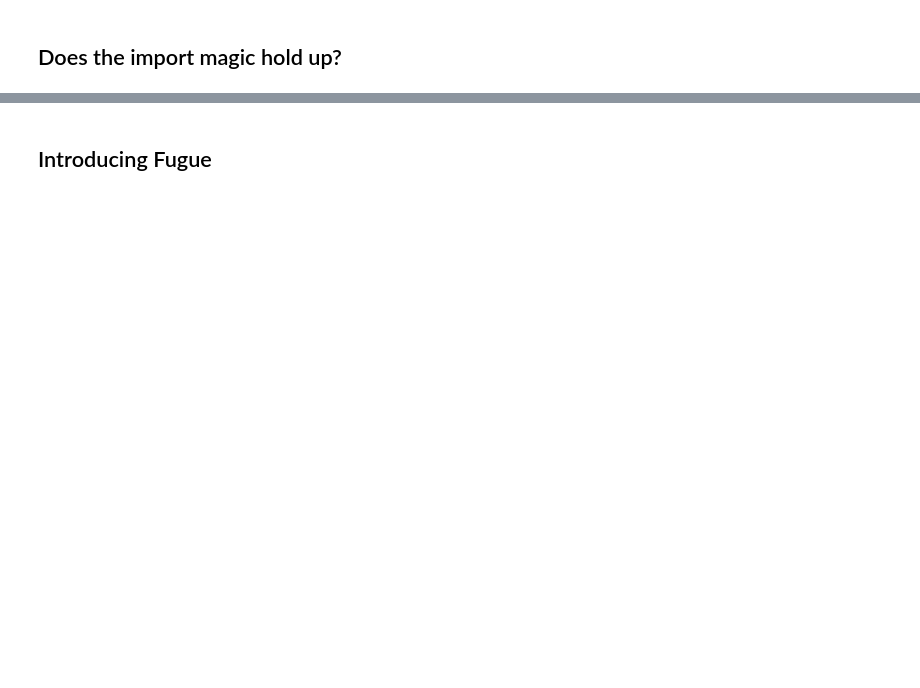
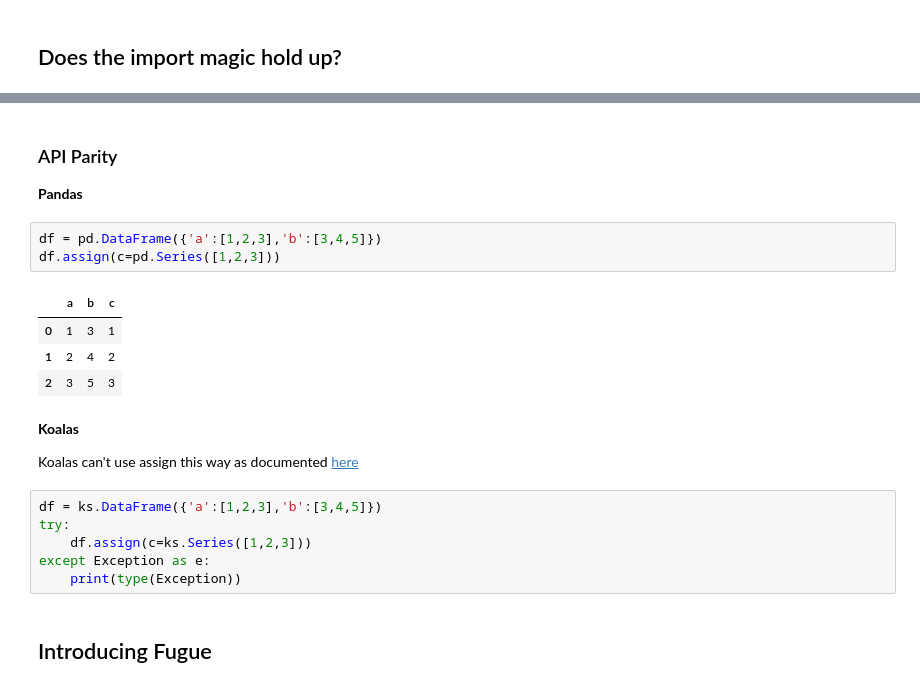
Before and after one commit to kvnkho/demos, a Jupyter notebook: meetups/data-science-dc-fugue/porting_code_to_spark.ipynb, the cells around one changed output, grey strips where cells are left out. Cells and saved outputs as stored; diff of their text form; blank space fills up the shorter version.

```diff
--- a/meetups/data-science-dc-fugue/porting_code_to_spark.ipynb
+++ b/meetups/data-science-dc-fugue/porting_code_to_spark.ipynb
@@ -556,2 +599,24 @@ try:
+# %% [markdown]
+### API Parity
+
+**Pandas**
+# %%
+df = pd.DataFrame({'a':[1,2,3],'b':[3,4,5]})
+df.assign(c=pd.Series([1,2,3]))
+# %% [output]
+|  | a | b | c |
+| 0 | 1 | 3 | 1 |
+| 1 | 2 | 4 | 2 |
+| 2 | 3 | 5 | 3 |
+# %% [markdown]
+**Koalas**
+
+Koalas can't use assign this way as documented [here](https://koalas.readthedocs.io/en/latest/reference/api/databricks.koalas.DataFrame.assign.html)
+# %%
+df = ks.DataFrame({'a':[1,2,3],'b':[3,4,5]})
+try:
+    df.assign(c=ks.Series([1,2,3]))
+except Exception as e:
+    print(type(Exception))
 # %% [markdown]
 ## Introducing Fugue
```
Also changed, not shown: parts of 10 cells of this notebook.
